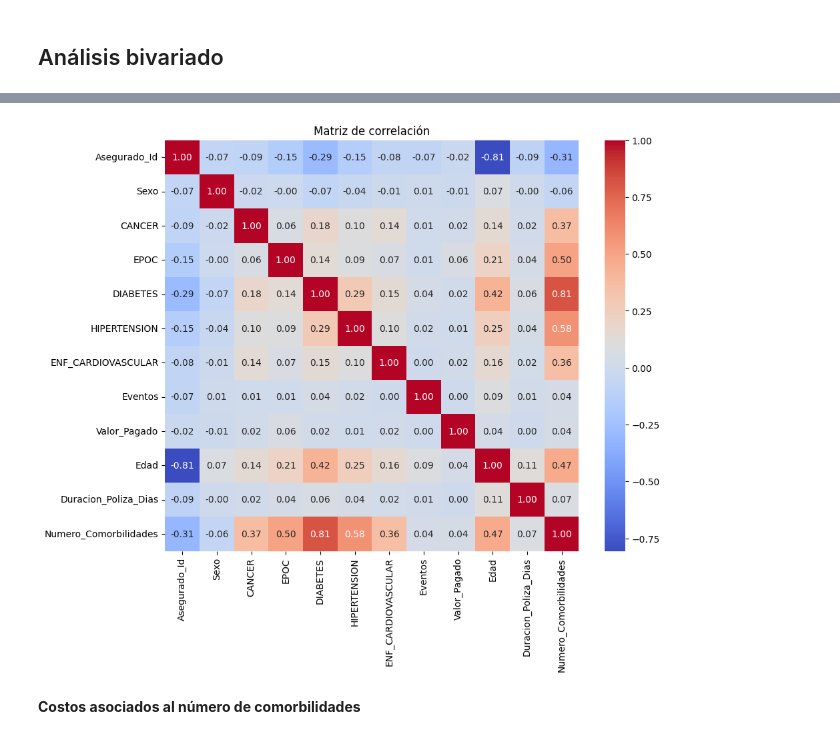
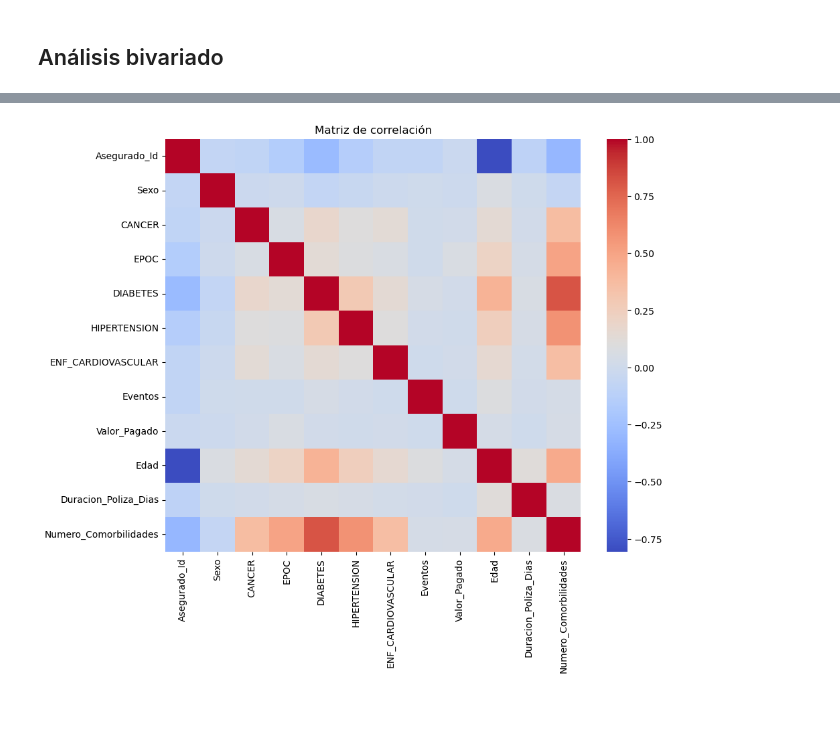
Before and after one commit to EstebanCaroP/Proyecto_Finanzas, a Jupyter notebook: C_Analisis_exploratorio.ipynb, the cells around one changed output, grey strips where cells are left out. Drawn from its saved outputs; the diff is of its cells as text; code cells hidden in the pictures; blank space fills up the shorter version.

```diff
--- a/C_Analisis_exploratorio.ipynb
+++ b/C_Analisis_exploratorio.ipynb
@@ -234,13 +301,17 @@ plt.show();
 # %%
 df_numeric = df.select_dtypes(include='number')
 
+# Generar matriz de correlación
 correlation_matrix = df_numeric.corr()
+
+# Crear el heatmap
 plt.figure(figsize=(10, 8))
-sns.heatmap(correlation_matrix, annot=True, cmap='coolwarm', fmt=".2f")
+sns.heatmap(correlation_matrix, annot=False, cmap='coolwarm')
+
+# Añadir título
 plt.title('Matriz de correlación')
 
-plt.show();
+# Mostrar el gráfico
+plt.show()
 # %% [output]
-[figure, old version]
+[figure, new version]
-# %% [markdown]
-**Costos asociados al número de comorbilidades**
```
Also changed, not shown: parts of 31 cells of this notebook, 4 other files.
